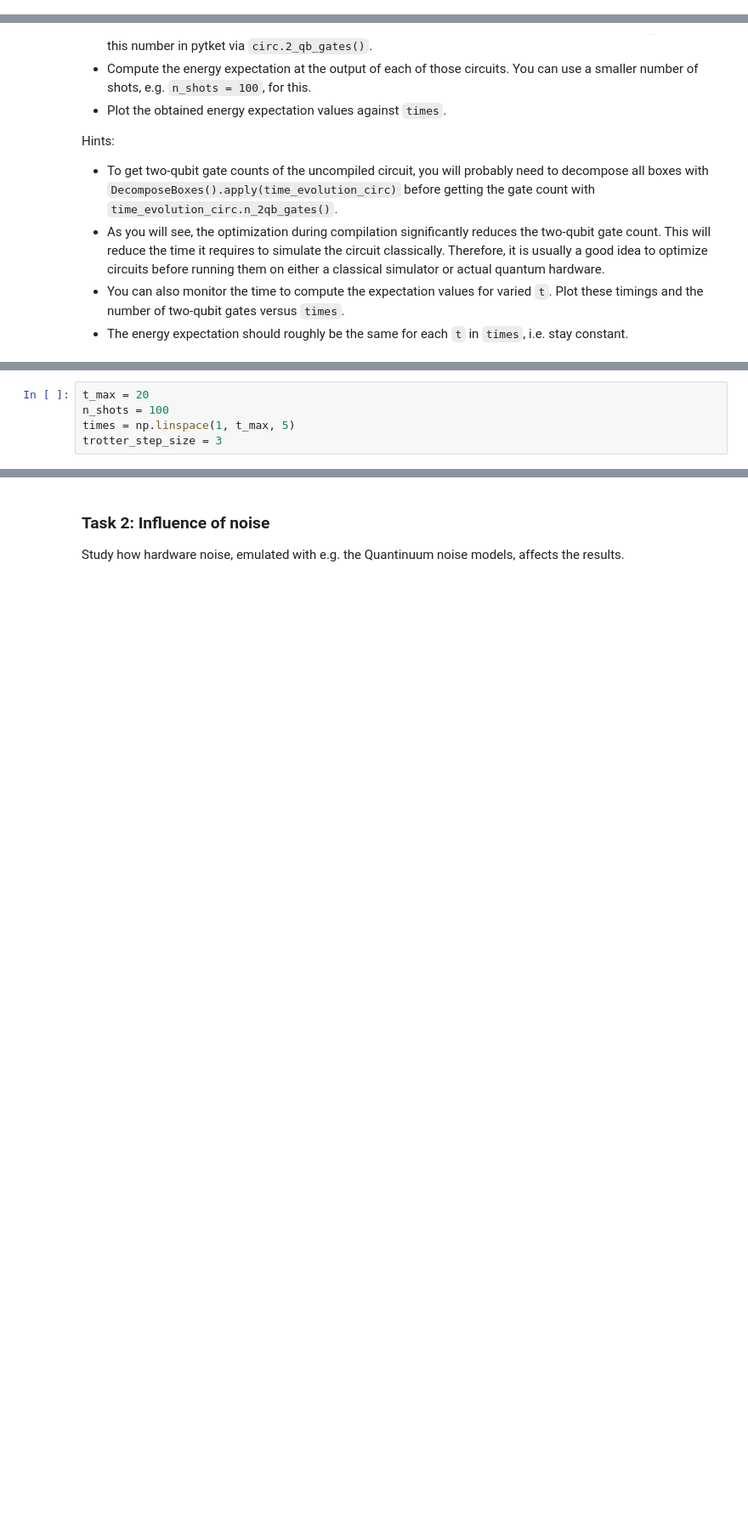
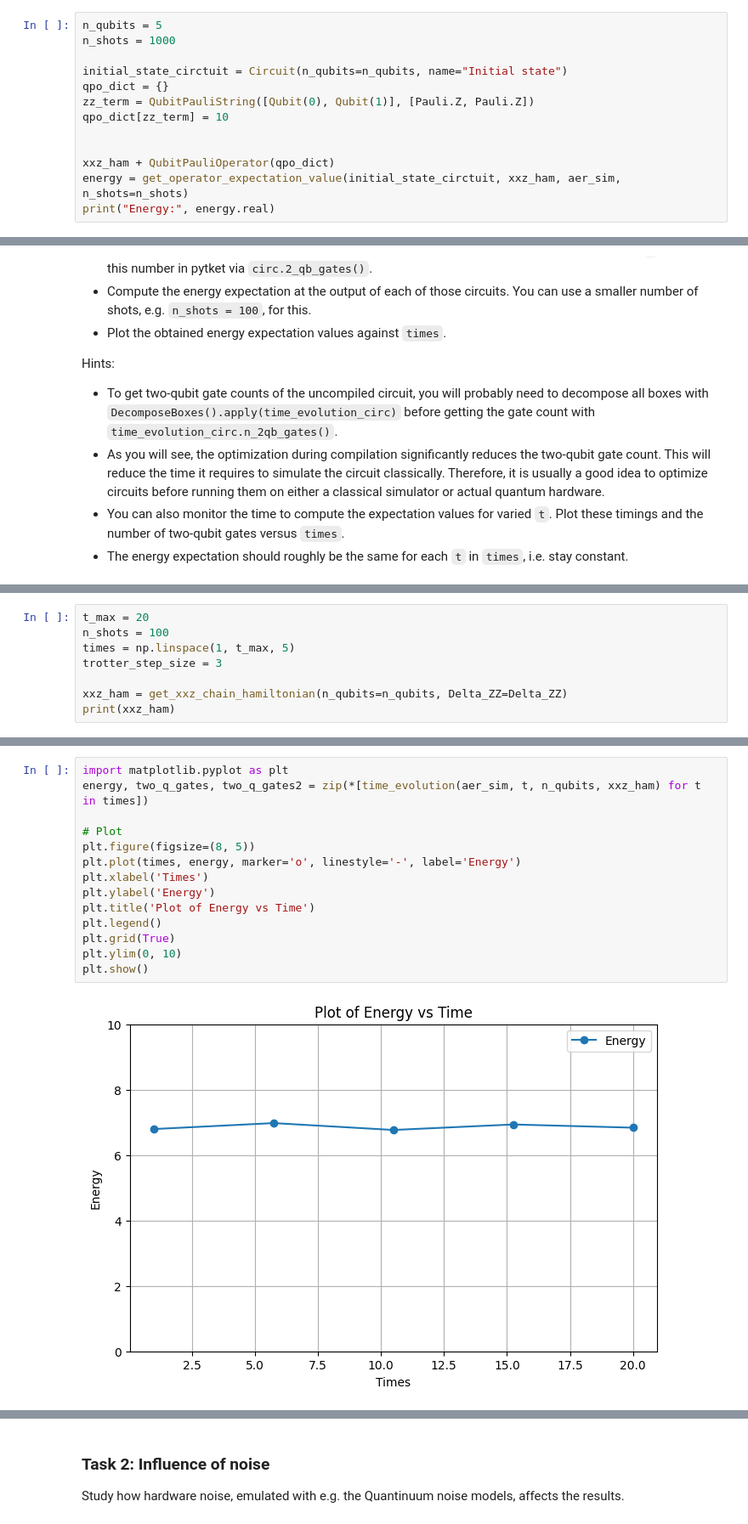
Before and after one commit to SiruLee/2025-Quantinuum, a Jupyter notebook: notebooks/hamiltonian_simulation.ipynb, the cells around one changed output, grey strips where cells are left out. Shown: that part at 85% size. Drawn from its saved outputs; the diff is of its cells as text; blank space fills up the shorter version.

```diff
--- a/notebooks/hamiltonian_simulation.ipynb
+++ b/notebooks/hamiltonian_simulation.ipynb
@@ -533,2 +536,15 @@ Energy: 6.809999999999999
 # %% [markdown]
 Test how the energy is changing if you apply a few simple gates before you compute the expectation value with `get_operator_expectation_value`.
+# %%
+n_qubits = 5
+n_shots = 1000
+
+initial_state_circtuit = Circuit(n_qubits=n_qubits, name="Initial state")
+qpo_dict = {}
+zz_term = QubitPauliString([Qubit(0), Qubit(1)], [Pauli.Z, Pauli.Z])
+qpo_dict[zz_term] = 10
+
+
+xxz_ham + QubitPauliOperator(qpo_dict)
+energy = get_operator_expectation_value(initial_state_circtuit, xxz_ham, aer_sim, n_shots=n_shots)
+print("Energy:", energy.real)
@@ -550,3 +570,6 @@ t_max = 20
 n_shots = 100
 times = np.linspace(1, t_max, 5)
 trotter_step_size = 3
+
+xxz_ham = get_xxz_chain_hamiltonian(n_qubits=n_qubits, Delta_ZZ=Delta_ZZ)
+print(xxz_ham)
@@ -552,0 +629,16 @@ trotter_step_size = 3
+# %%
+import matplotlib.pyplot as plt
+energy, two_q_gates, two_q_gates2 = zip(*[time_evolution(aer_sim, t, n_qubits, xxz_ham) for t in times])
+
+# Plot
+plt.figure(figsize=(8, 5))
+plt.plot(times, energy, marker='o', linestyle='-', label='Energy')
+plt.xlabel('Times')
+plt.ylabel('Energy')
+plt.title('Plot of Energy vs Time')
+plt.legend()
+plt.grid(True)
+plt.ylim(0, 10)
+plt.show()
+# %% [output]
+[figure, added]
```
Also changed, not shown: parts of 22 cells of this notebook.
